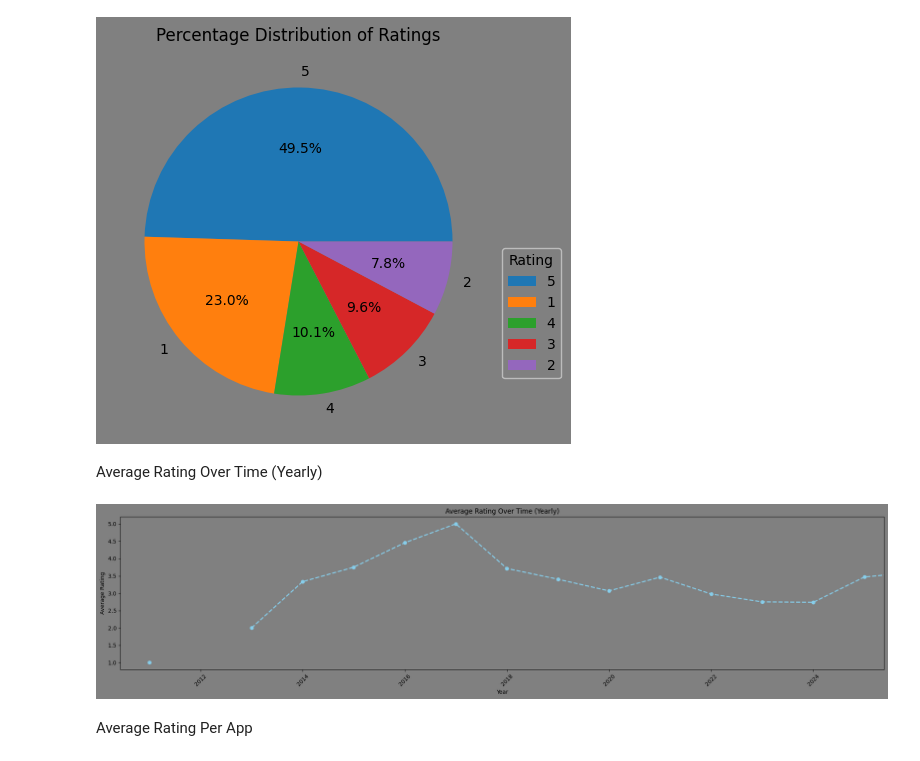
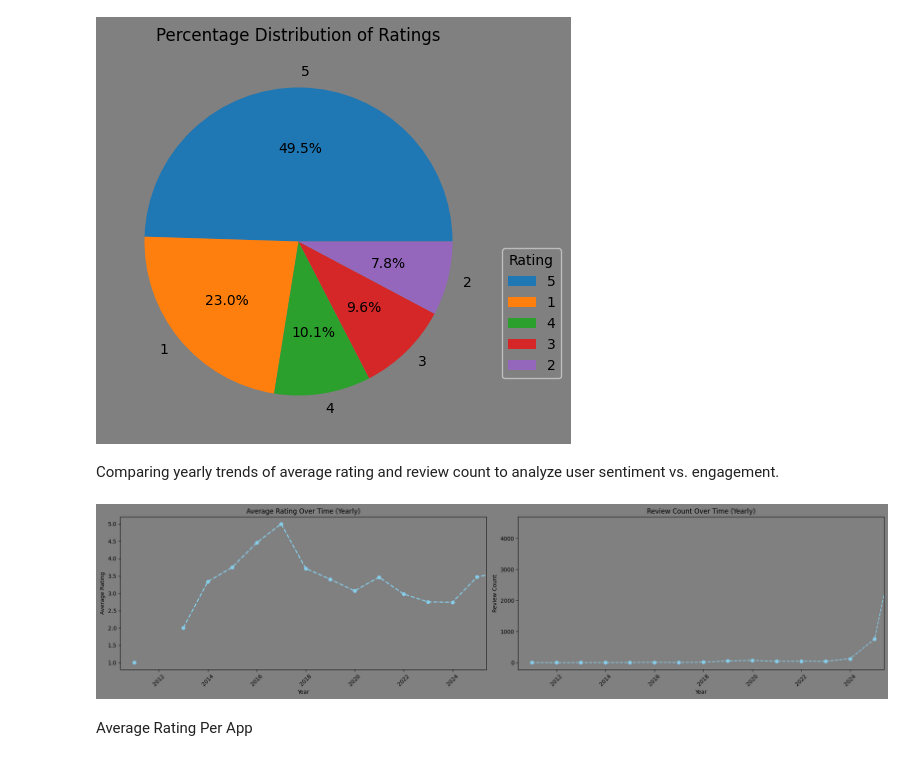
Before and after one commit to gsujal421/Apple-Music-EDA, a Jupyter notebook: Apple_Music.ipynb, the cells around one changed output. Cells and saved outputs as stored; diff of their text form; code cells hidden in the pictures.

```diff
--- a/Apple_Music.ipynb
+++ b/Apple_Music.ipynb
@@ -100,27 +100,39 @@ plt.legend(title='Rating', loc='upper right', fontsize= 10,bbox_to_anchor=(1.2,
 plt.show()
 # %% [output]
 [figure]
-# %% [markdown]
- Average Rating Over Time (Yearly)
+# %% [markdown]
+ Comparing yearly trends of average rating and review count to analyze user sentiment vs. engagement.
 # %%
 import datetime
 
 df_indexed=df.set_index('date')
 df_yearly=df_indexed.resample('Y').mean(numeric_only=True)
 
-plt.figure(figsize=(20, 5), facecolor='grey')
-plt.plot(df_yearly.index, df_yearly['rating'], linewidth=2, marker='o', color='skyblue',linestyle='--')
-plt.xlabel('Year')
-plt.ylabel('Average Rating')
-plt.title('Average Rating Over Time (Yearly)')
-plt.xticks(rotation=45)
-plt.grid(color='grey')
-plt.gca().set_facecolor('grey')
-plt.xlim(datetime.datetime(2010, 6, 7), datetime.datetime(2025, 5, 21))
+df_reviews_yearly= df_indexed.resample('Y').count()['review']
+
+fig,ax= plt.subplots(1,2,figsize=(20,5),facecolor='grey')
+
+ax[0].plot(df_yearly.index, df_yearly['rating'], linewidth=2, marker='o', color='skyblue',linestyle='--')
+ax[0].set_xlabel('Year')
+ax[0].set_ylabel('Average Rating')
+ax[0].set_title('Average Rating Over Time (Yearly)')
+ax[0].tick_params(axis='x',rotation=45)
+ax[0].set_xlim(datetime.datetime(2010, 6, 7), datetime.datetime(2025, 5, 21))
+ax[0].set_facecolor('grey')
+
+
+ax[1].plot(df_reviews_yearly.index, df_reviews_yearly, color='skyblue', marker='o', linestyle='--')
+ax[1].set_xlabel('Year')
+ax[1].set_ylabel('Review Count')
+ax[1].set_title('Review Count Over Time (Yearly)')
+ax[1].tick_params(axis='x',rotation=45)
+ax[1].set_xlim(datetime.datetime(2010, 6, 7), datetime.datetime(2025, 5, 21))
+ax[1].set_facecolor('grey')
+
 plt.tight_layout()
 plt.show()
 # %% [output]
-[figure, old version]
+[figure, new version]
 # %% [markdown]
 Average Rating Per App
 # %%
```
Also changed, not shown: parts of 2 cells of this notebook.
